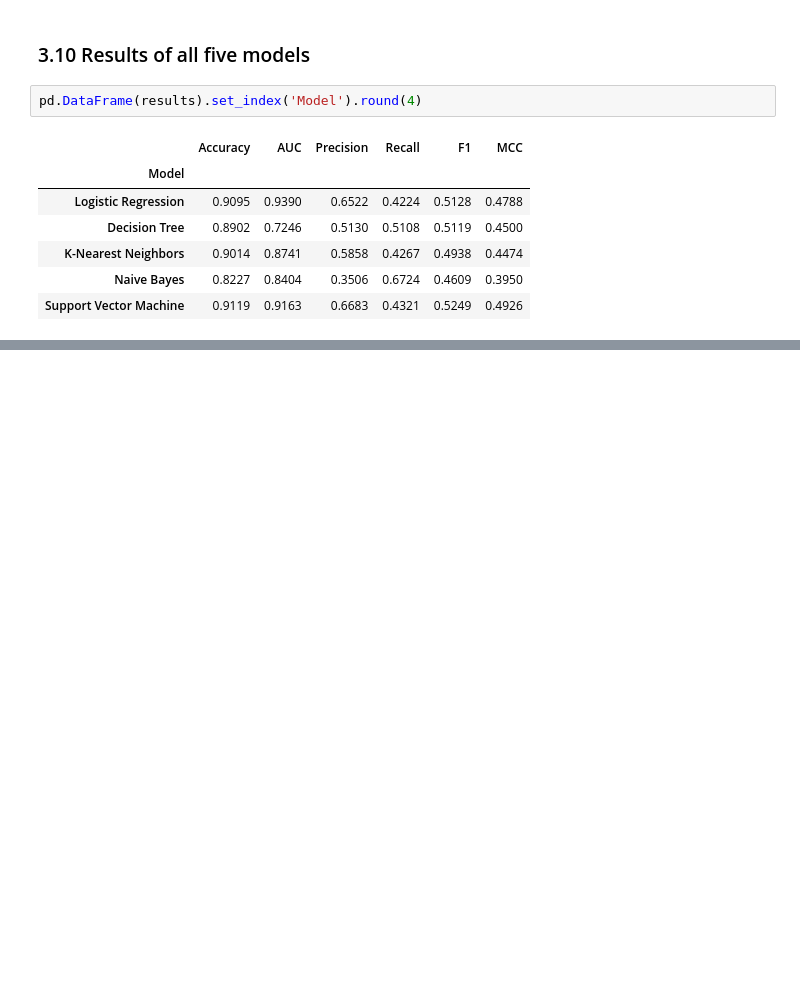
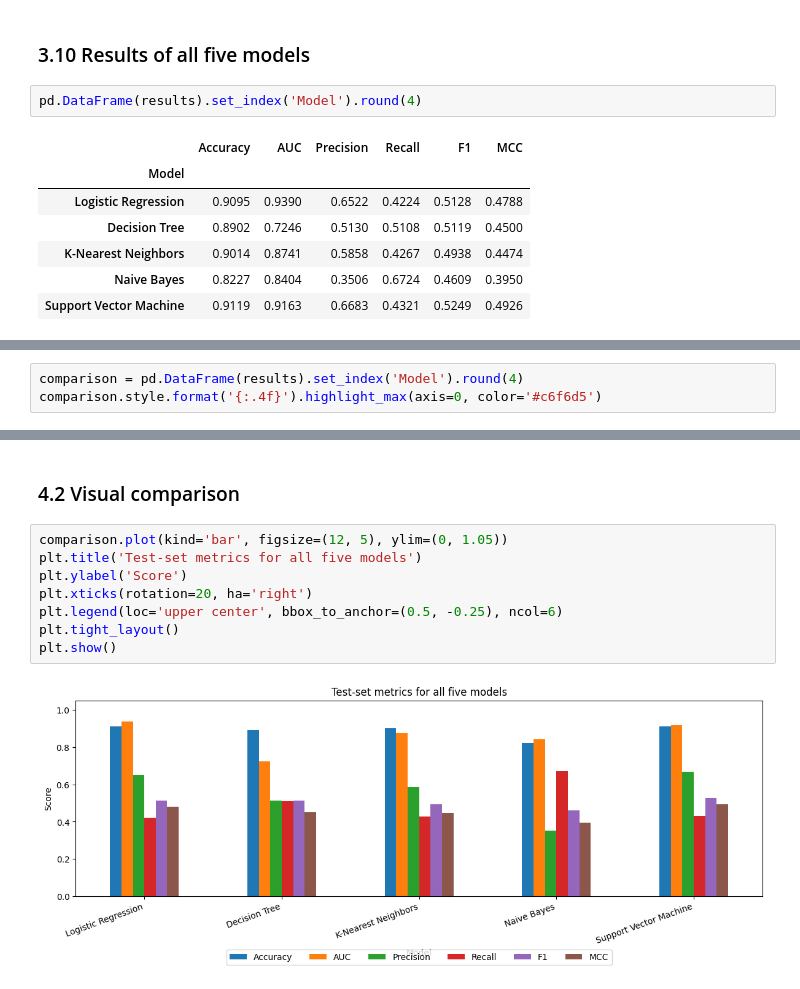
Before and after one commit to athisayarajp/ml-classification-streamlit, a Jupyter notebook: ML_Assignment2.ipynb, the cells around one changed output, grey strips where cells are left out. Cells and saved outputs as stored; diff of their text form; blank space fills up the shorter version.

Commit message:
Add final model comparison and observations

```diff
--- a/ML_Assignment2.ipynb
+++ b/ML_Assignment2.ipynb
@@ -492,0 +497,3 @@ pd.DataFrame(results).set_index('Model').round(4)
+# %%
+comparison = pd.DataFrame(results).set_index('Model').round(4)
+comparison.style.format('{:.4f}').highlight_max(axis=0, color='#c6f6d5')
@@ -492,0 +522,12 @@ pd.DataFrame(results).set_index('Model').round(4)
+# %% [markdown]
+### 4.2 Visual comparison
+# %%
+comparison.plot(kind='bar', figsize=(12, 5), ylim=(0, 1.05))
+plt.title('Test-set metrics for all five models')
+plt.ylabel('Score')
+plt.xticks(rotation=20, ha='right')
+plt.legend(loc='upper center', bbox_to_anchor=(0.5, -0.25), ncol=6)
+plt.tight_layout()
+plt.show()
+# %% [output]
+[figure, added]
```
Also changed, not shown: parts of 9 cells of this notebook.
